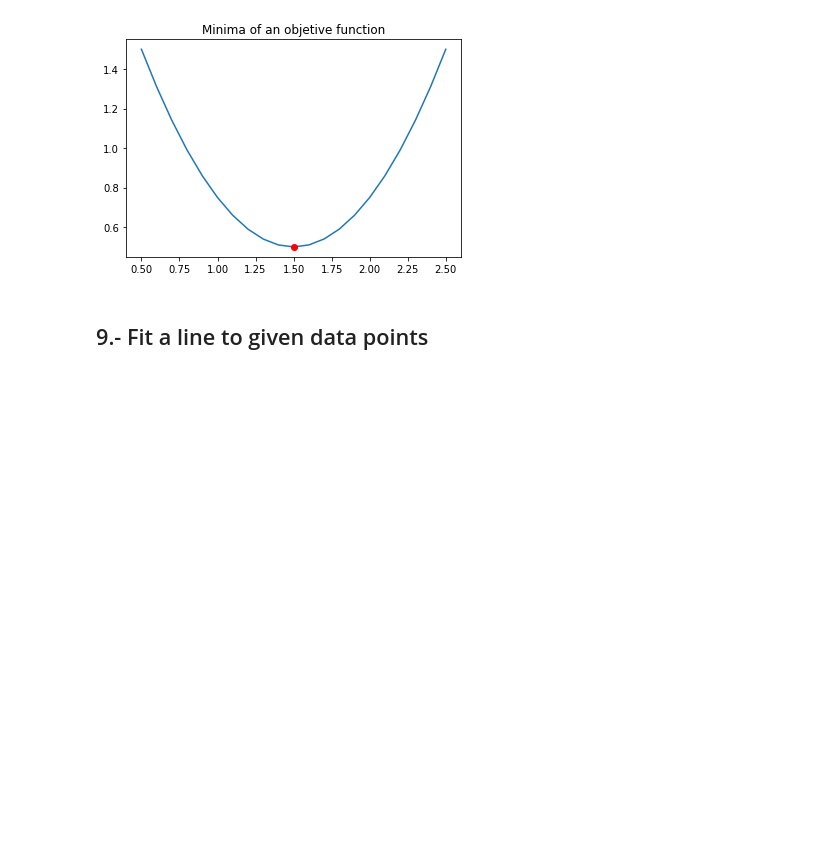
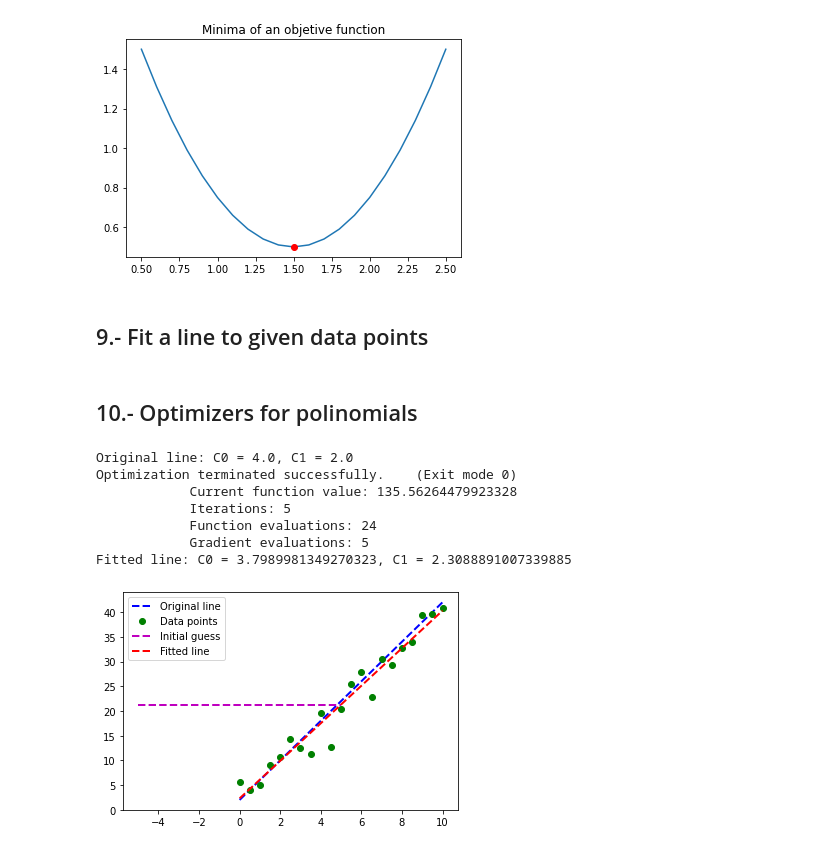
Before and after one commit to juan-ivan-NV/ML_for_Trading, a Jupyter notebook: notebooks/Lesson_9_Optimizers_Building_a_parameterized_model.ipynb, the cells around one changed output. Cells and saved outputs as stored; diff of their text form; code cells hidden in the pictures; blank space fills up the shorter version.

Commit message:
lesson 9 first optimizer polinomial

```diff
--- a/notebooks/Lesson_9_Optimizers_Building_a_parameterized_model.ipynb
+++ b/notebooks/Lesson_9_Optimizers_Building_a_parameterized_model.ipynb
@@ -71,3 +71,5 @@ def error(line, data):
   # Metric: Sum of squared Y-axis differences
   err = np.sum((data[:, 1] - (line[0] * data[:, 0] + line[1])) ** 2)
   return err
+# %% [markdown]
+## 10.- Optimizers for polinomials
@@ -73,0 +163,37 @@ def error(line, data):
+# %%
+# Define original ine
+l_orig = np.float32([4, 2])
+c0, c1 = l_orig[0], l_orig[1]
+print('Original line: C0 = {}, C1 = {}'.format(c0, c1))
+# Xorig = [0., 0.5, 1., ..., 10.]
+Xorig = np.linspace(0, 10, 21)
+# Yorig = [2., 4., 6., ..., 42.]
+Yorig = c0 * Xorig + c1
+plt.plot(Xorig, Yorig, 'b--', linewidth=2.0, label='Original line')
+
+# Generate noisy data points
+noise_sigma = 3.0
+# Draw random samples from a normal (Gaussian) distribution.
+noise = np.random.normal(0, noise_sigma, Yorig.shape)
+data = np.asarray([Xorig, Yorig + noise]).T
+x, y = data[:, 0], data[:, 1]
+plt.plot(x, y, 'go', label='Data points')
+
+# Try to fit a line to this data
+l_fit = fit_line(data, error)
+fit_c0, fit_c1 = l_fit[0], l_fit[1]
+print('Fitted line: C0 = {}, C1 = {}'.format(fit_c0, fit_c1))
+plt.plot(x, fit_c0 * x + fit_c1, 'r--', linewidth=2.0, label='Fitted line')
+
+# Add a legend and show plot
+plt.legend(loc='upper left')
+plt.show()
+# %% [output]
+Original line: C0 = 4.0, C1 = 2.0
+Optimization terminated successfully.    (Exit mode 0)
+            Current function value: 135.56264479923328
+            Iterations: 5
+            Function evaluations: 24
+            Gradient evaluations: 5
+Fitted line: C0 = 3.7989981349270323, C1 = 2.3088891007339885
+[figure, added]
```
Also changed, not shown: parts of 2 cells of this notebook.
